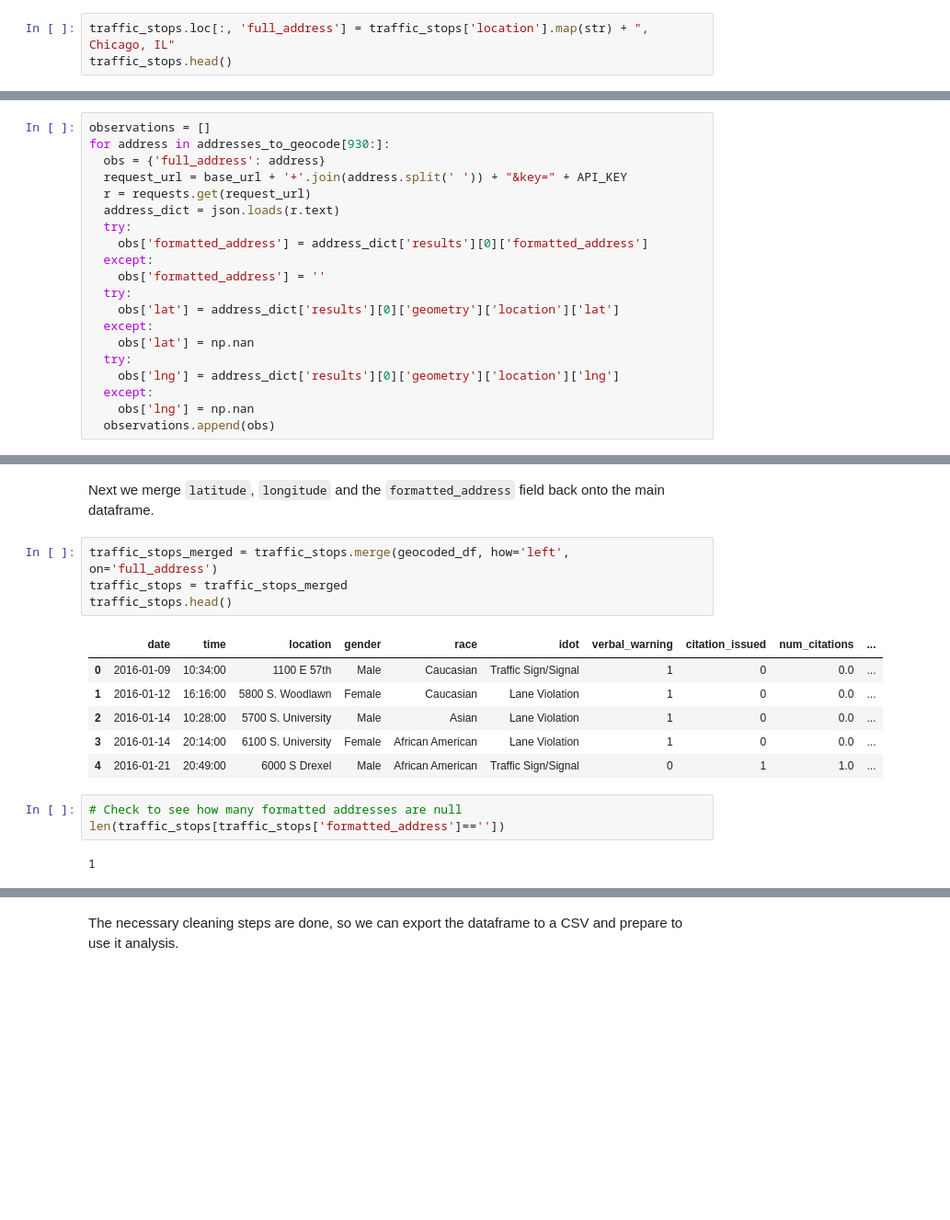
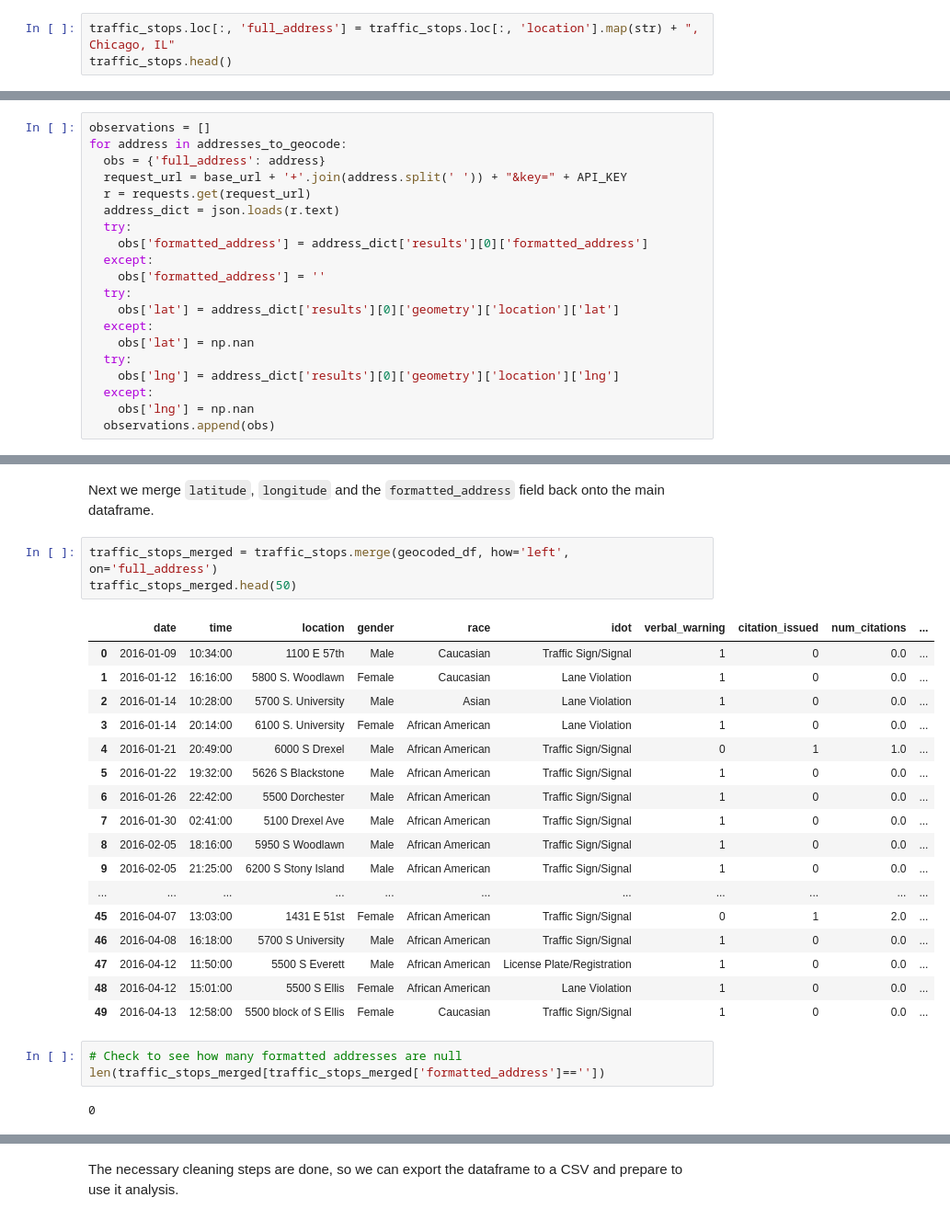
Before and after one commit to alecmacmillen/ucpd, a Jupyter notebook: src/process/UCPD_Traffic_Stops_Processing.ipynb, the cells around one changed output, grey strips where cells are left out. Shown at 92% size. Cells and saved outputs as stored; diff of their text form; blank space fills up the shorter version.

```diff
--- a/src/process/UCPD_Traffic_Stops_Processing.ipynb
+++ b/src/process/UCPD_Traffic_Stops_Processing.ipynb
@@ -401,6 +401,6 @@ traffic_stops.head()
 #### Geocode addresses using the Google Maps API
 For geocoding purposes, we need to expand the address fragments provided by UCPD into a full address with city and state information. Luckily, all of these addresses are within Chicago city limits, so we don't need a fancy solution - all we have to do is use string concatenation to add "Chicago, IL" to the end of each address value.
 # %%
-traffic_stops.loc[:, 'full_address'] = traffic_stops['location'].map(str) + ", Chicago, IL"
+traffic_stops.loc[:, 'full_address'] = traffic_stops.loc[:, 'location'].map(str) + ", Chicago, IL"
 traffic_stops.head()
 # %% [output]
@@ -431,6 +426,6 @@ Iterate through the unique address values and query the Google Maps API. Pull ou
 # %%
 observations = []
-for address in addresses_to_geocode[930:]:
+for address in addresses_to_geocode:
   obs = {'full_address': address}
   request_url = base_url + '+'.join(address.split(' ')) + "&key=" + API_KEY
   r = requests.get(request_url)
@@ -462,19 +457,29 @@ geocoded_df.head()
 Next we merge `latitude`, `longitude` and the `formatted_address` field back onto the main dataframe.
 # %%
 traffic_stops_merged = traffic_stops.merge(geocoded_df, how='left', on='full_address')
-traffic_stops = traffic_stops_merged
-traffic_stops.head()
+traffic_stops_merged.head(50)
 # %% [output]
 |  | date | time | location | gender | race | idot | verbal_warning | citation_issued | num_citations | ... |
 | 0 | 2016-01-09 | 10:34:00 | 1100 E 57th | Male | Caucasian | Traffic Sign/Signal | 1 | 0 | 0.0 | ... |
 | 1 | 2016-01-12 | 16:16:00 | 5800 S. Woodlawn | Female | Caucasian | Lane Violation | 1 | 0 | 0.0 | ... |
 | 2 | 2016-01-14 | 10:28:00 | 5700 S. University | Male | Asian | Lane Violation | 1 | 0 | 0.0 | ... |
 | 3 | 2016-01-14 | 20:14:00 | 6100 S. University | Female | African American | Lane Violation | 1 | 0 | 0.0 | ... |
 | 4 | 2016-01-21 | 20:49:00 | 6000 S Drexel | Male | African American | Traffic Sign/Signal | 0 | 1 | 1.0 | ... |
+| 5 | 2016-01-22 | 19:32:00 | 5626 S Blackstone | Male | African American | Traffic Sign/Signal | 1 | 0 | 0.0 | ... |
+| 6 | 2016-01-26 | 22:42:00 | 5500 Dorchester | Male | African American | Traffic Sign/Signal | 1 | 0 | 0.0 | ... |
+| 7 | 2016-01-30 | 02:41:00 | 5100 Drexel Ave | Male | African American | Traffic Sign/Signal | 1 | 0 | 0.0 | ... |
+| 8 | 2016-02-05 | 18:16:00 | 5950 S Woodlawn | Male | African American | Traffic Sign/Signal | 1 | 0 | 0.0 | ... |
+| 9 | 2016-02-05 | 21:25:00 | 6200 S Stony Island | Male | African American | Traffic Sign/Signal | 1 | 0 | 0.0 | ... |
+| ... | ... | ... | ... | ... | ... | ... | ... | ... | ... | ... |
+| 45 | 2016-04-07 | 13:03:00 | 1431 E 51st | Female | African American | Traffic Sign/Signal | 0 | 1 | 2.0 | ... |
+| 46 | 2016-04-08 | 16:18:00 | 5700 S University | Male | African American | Traffic Sign/Signal | 1 | 0 | 0.0 | ... |
+| 47 | 2016-04-12 | 11:50:00 | 5500 S Everett | Male | African American | License Plate/Registration | 1 | 0 | 0.0 | ... |
+| 48 | 2016-04-12 | 15:01:00 | 5500 S Ellis | Female | African American | Lane Violation | 1 | 0 | 0.0 | ... |
+| 49 | 2016-04-13 | 12:58:00 | 5500 block of S Ellis | Female | Caucasian | Traffic Sign/Signal | 1 | 0 | 0.0 | ... |
 # %%
 # Check to see how many formatted addresses are null
-len(traffic_stops[traffic_stops['formatted_address']==''])
+len(traffic_stops_merged[traffic_stops_merged['formatted_address']==''])
 # %% [output]
-1
+0
 # %% [markdown]
 #### Adding sunset/dusk times with the Astral package
```
Also changed, not shown: parts of 16 cells of this notebook, 1 other file.
